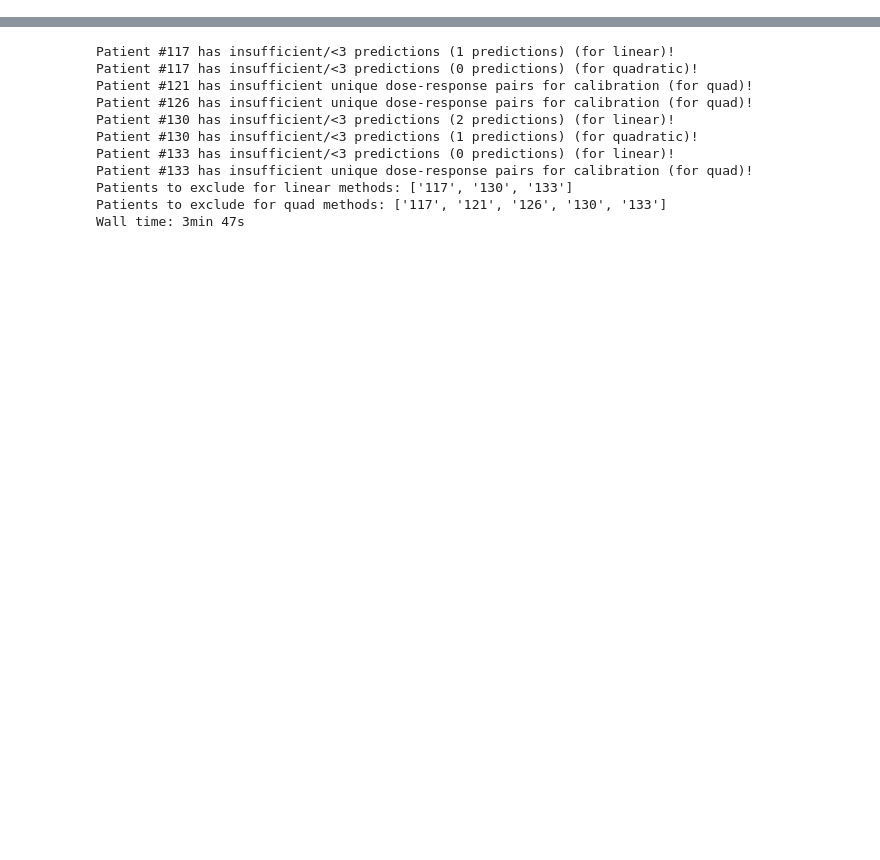
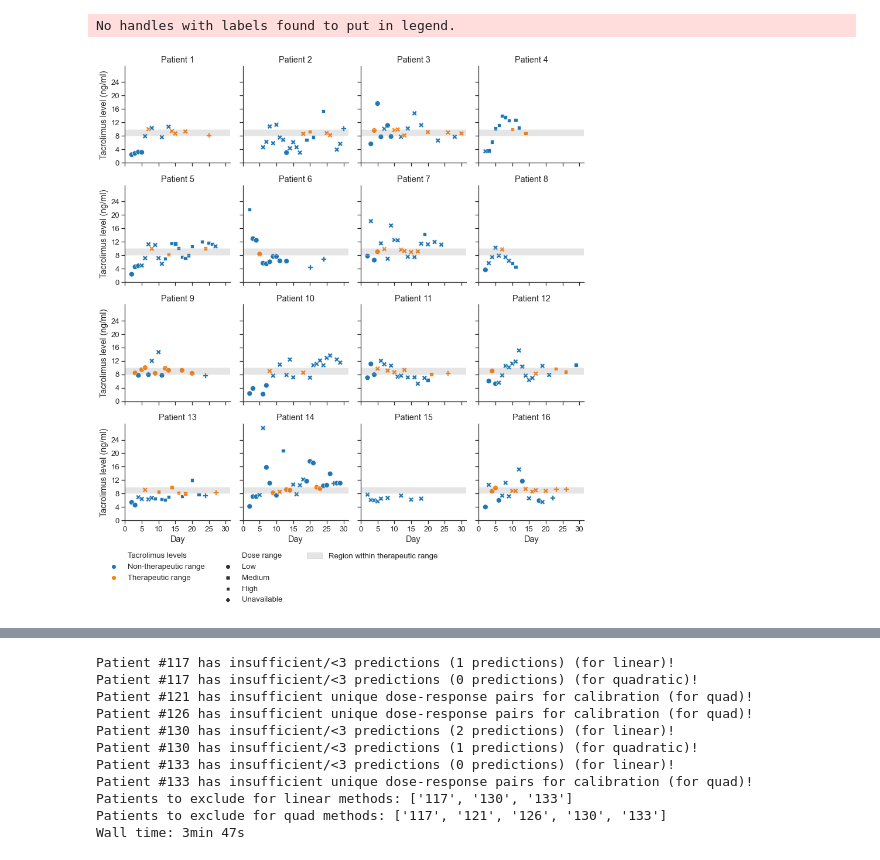
Before and after one commit to tshibei/retro_ped_liver_transplant, a Jupyter notebook: retro_PLT.ipynb, the cells around one changed output, grey strips where cells are left out. Saved outputs shown, nothing was run; the diff lists cells and outputs as text; code cells hidden in the pictures; blank space fills up the shorter version.

```diff
--- a/retro_PLT.ipynb
+++ b/retro_PLT.ipynb
@@ -31,7 +31,10 @@ from mpl_toolkits.axes_grid1 import make_axes_locatable
 from scipy.stats import levene
 import sys
 # %%
-dat = all_data()
+dat = response_vs_day()
+# %% [output]
+No handles with labels found to put in legend.
+[figure, added]
 # %%
 df = dat.copy()
 df
```
Also changed, not shown: parts of 1 cell of this notebook, 7 other files.
